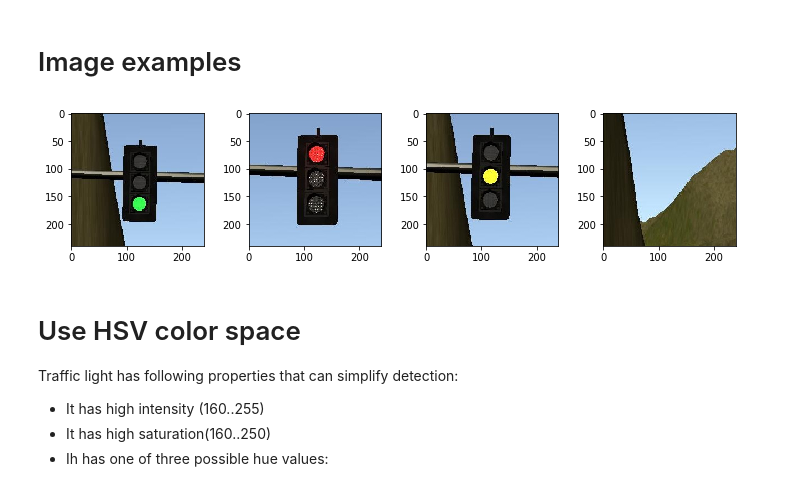
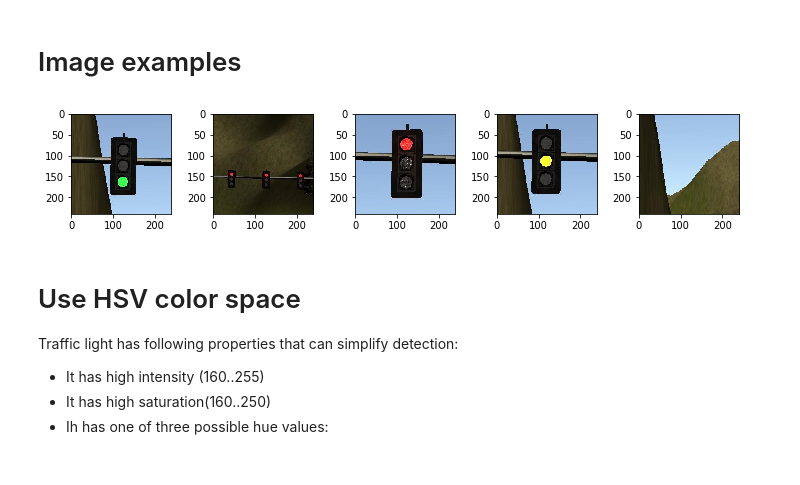
Before and after one commit to cazacov/traffic-light-classificator, a Jupyter notebook: classificator-opencv.ipynb, the cells around one changed output. Drawn from its saved outputs; the diff is of its cells as text; code cells hidden in the pictures.

```diff
--- a/classificator-opencv.ipynb
+++ b/classificator-opencv.ipynb
@@ -10,20 +10,20 @@ import cv2
 # %%
 import glob
 
 images = glob.glob('./training_data_simulator/test_cases/*-cut.jpg')
 
 idx = 0
-f, ax = plt.subplots(1,4, figsize=(10, 4))
+f, ax = plt.subplots(1,5, figsize=(10, 4))
 f.tight_layout()
 
 for fname in images:
     img = cv2.imread(fname)
     ax[idx].imshow(cv2.cvtColor(img, cv2.COLOR_BGR2RGB))
     idx += 1
 
 plt.show()
 # %% [output]
-[figure, old version]
+[figure, new version]
 # %% [markdown]
 # Use HSV color space
 
```
Also changed, not shown: parts of 1 cell of this notebook.
